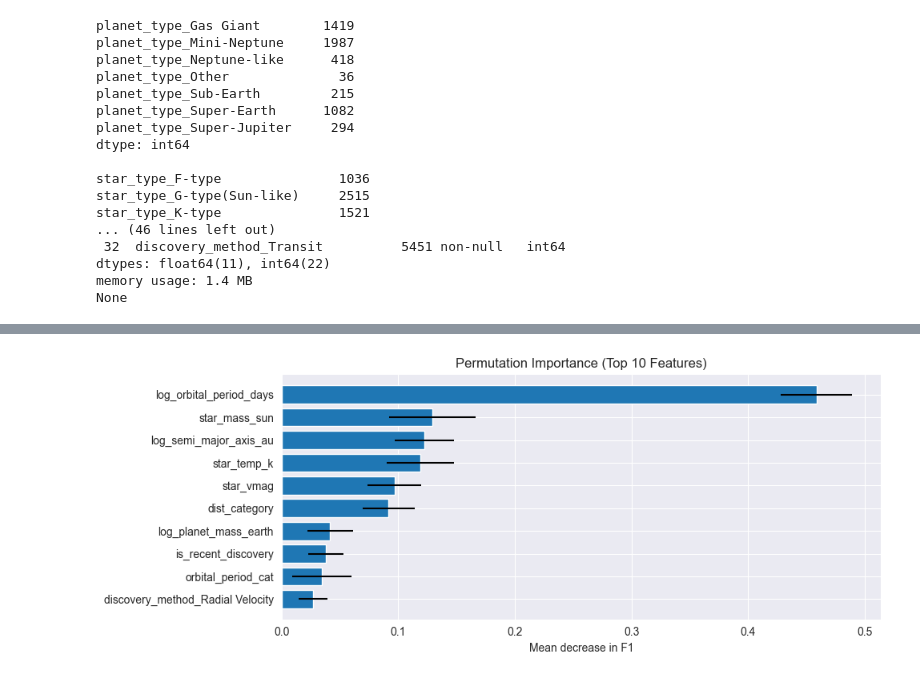
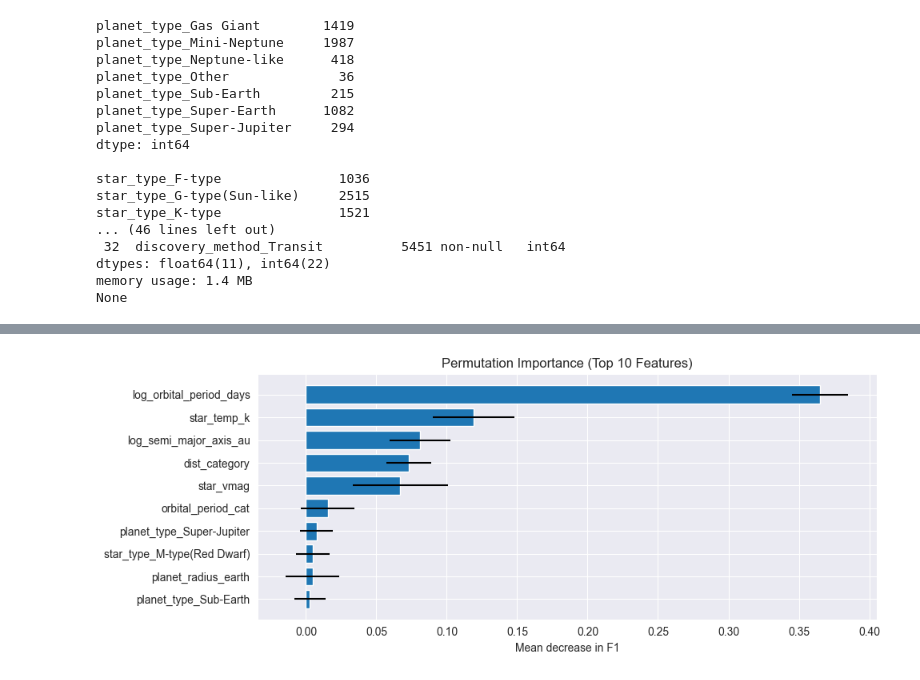
Before and after one commit to zhicongDeng/BTC-ETH-Pairs-Trading, a Jupyter notebook: ML/ML_SVM.ipynb, the cells around one changed output, grey strips where cells are left out. Saved outputs shown, nothing was run; the diff lists cells and outputs as text; code cells hidden in the pictures.

```diff
--- a/ML/ML_SVM.ipynb
+++ b/ML/ML_SVM.ipynb
@@ -63,7 +98,7 @@ df[bool_cols] = df[bool_cols].astype(int)
 one_hot_cols = ['planet_type', 'star_type', 'discovery_method']
 
 for col in one_hot_cols:
-    cur_col = df[[col]]
+    cur_col = df[col]
     combined_cat = cur_col.value_counts()[lambda x: x<50].index
     cur_col = cur_col.replace(combined_cat, 'Other')
     dummies = pd.get_dummies(cur_col, prefix = col).astype(int)
@@ -273,22 +349,25 @@ Although precision rate exceeds 70%, recall rate drops to 67%, approximately 20%
-# %%
-from sklearn.inspection import permutation_importance
-
-result = permutation_importance(model_best, X_test, y_test,
-                                n_repeats=30, scoring='f1', random_state=42, n_jobs=-1)
 # %%
-perm_df = pd.DataFrame({
-    'feature': cols,
-    'importance': result.importances_mean,
-    'std': result.importances_std
-}).sort_values('importance', ascending=False)
+from sklearn.inspection import permutation_importance
 
-top = perm_df.head(10)
+def permutation_plot(model, X_test, y_test, feature_name):
+    result = permutation_importance(model, X_test, y_test,
+                                    n_repeats=30, scoring='f1', random_state=42, n_jobs=-1)
+    perm_df = pd.DataFrame({
+        'feature': feature_name,
+        'importance': result.importances_mean,
+        'std': result.importances_std
+    }).sort_values('importance', ascending=False)
 
-fig, ax = plt.subplots(figsize=(10, 4))
-ax.barh(top['feature'], top['importance'], xerr=top['std'])
-ax.set_xlabel('Mean decrease in F1')
-ax.set_title('Permutation Importance (Top 10 Features)')
-ax.invert_yaxis()
-plt.tight_layout()
+    top = perm_df.head(10)
+
+    fig, ax = plt.subplots(figsize=(10, 4))
+    ax.barh(top['feature'], top['importance'], xerr=top['std'])
+    ax.set_xlabel('Mean decrease in F1')
+    ax.set_title('Permutation Importance (Top 10 Features)')
+    ax.invert_yaxis()
+    plt.tight_layout()
+    plt.show()
-# %% [output]
-[figure, removed]
+# %%
+permutation_plot(model_best, X_test, y_test, cols)
+# %% [output]
+[figure, added]
```
Also changed, not shown: parts of 22 cells of this notebook.
